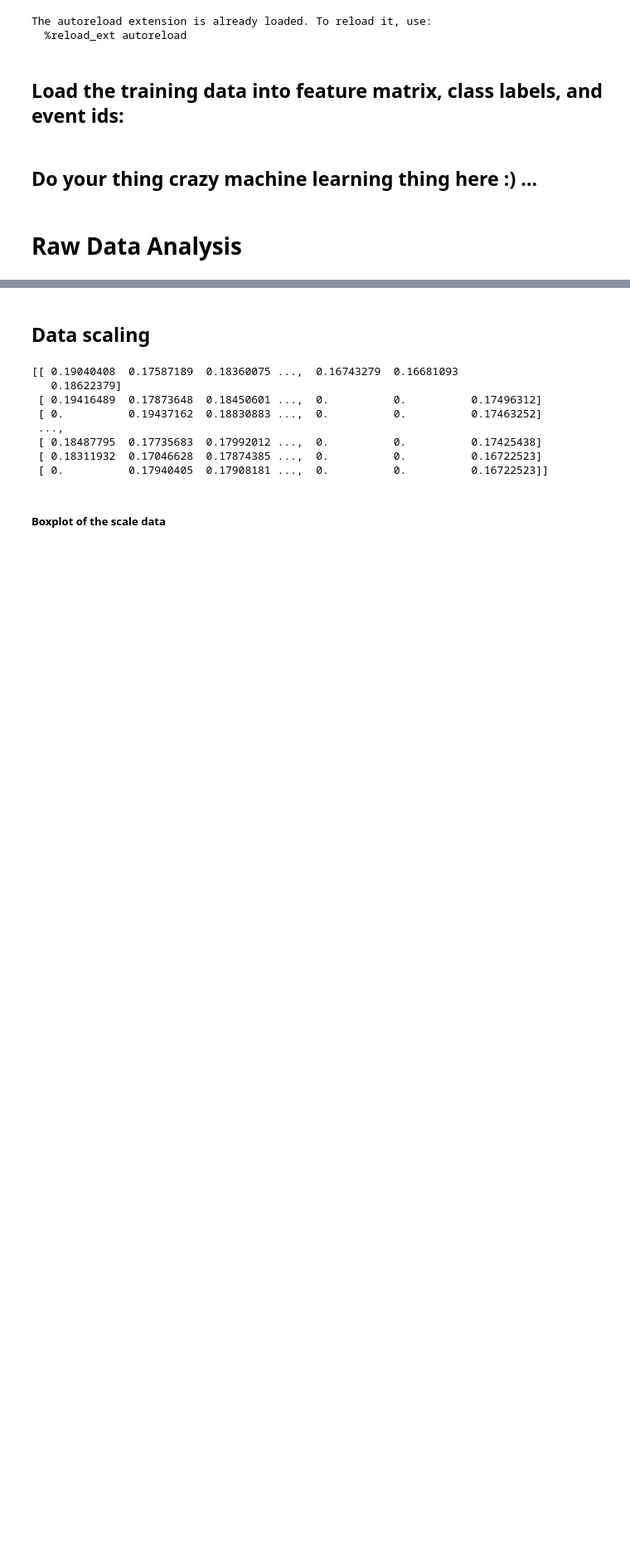
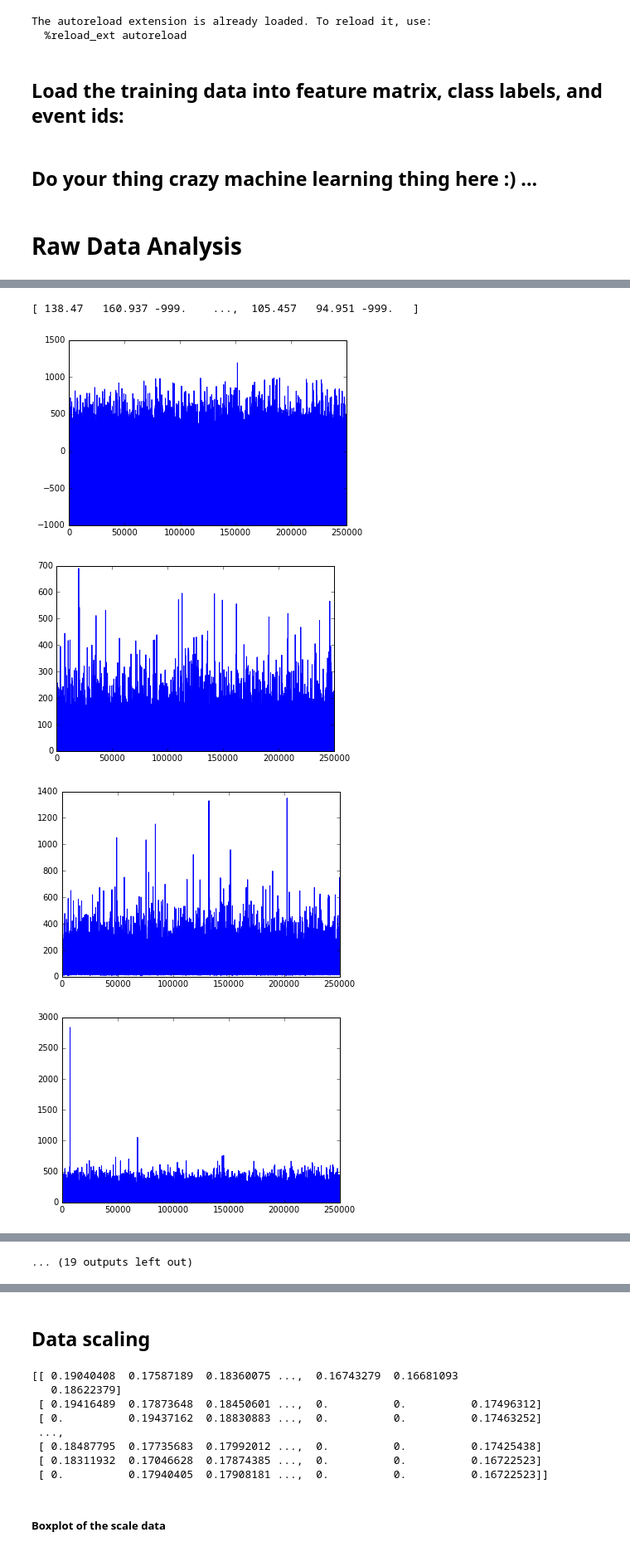
Before and after one commit to Walono/ML_project1, a Jupyter notebook: projects/project1/scripts/project1.ipynb, the cells around one changed output, grey strips where cells are left out. Shown at 83% size. Drawn from its saved outputs; the diff is of its cells as text; code cells hidden in the pictures; blank space fills up the shorter version.

```diff
--- a/projects/project1/scripts/project1.ipynb
+++ b/projects/project1/scripts/project1.ipynb
@@ -16,6 +16,7 @@ The autoreload extension is already loaded. To reload it, use:
 from proj1_helpers import *
 DATA_TRAIN_PATH = 'train.csv' # TODO: download train data and supply path here
 y, tX, ids = load_csv_data(DATA_TRAIN_PATH)
+tX_tra = tX.T
 #conc = np.column_stack((y, tX))
 #conc_filtered = conc[~(conc == -999).any(1)]
 #y = conc_filtered[:,0]
@@ -26,0 +30,10 @@ y, tX, ids = load_csv_data(DATA_TRAIN_PATH)
+# %%
+for x in tX_tra:
+    plt.plot(x)
+    plt.show()
+# %% [output]
+[ 138.47   160.937 -999.    ...,  105.457   94.951 -999.   ]
+[figure, added]
+[figure, added]
+[figure, added]
+[figure, added]
@@ -27,3 +47,4 @@ y, tX, ids = load_csv_data(DATA_TRAIN_PATH)
+... (19 outputs left out)
 # %%
 #Boxplot of the Raw Data
 # Create a figure instance
```
Also changed, not shown: parts of 6 cells of this notebook.
